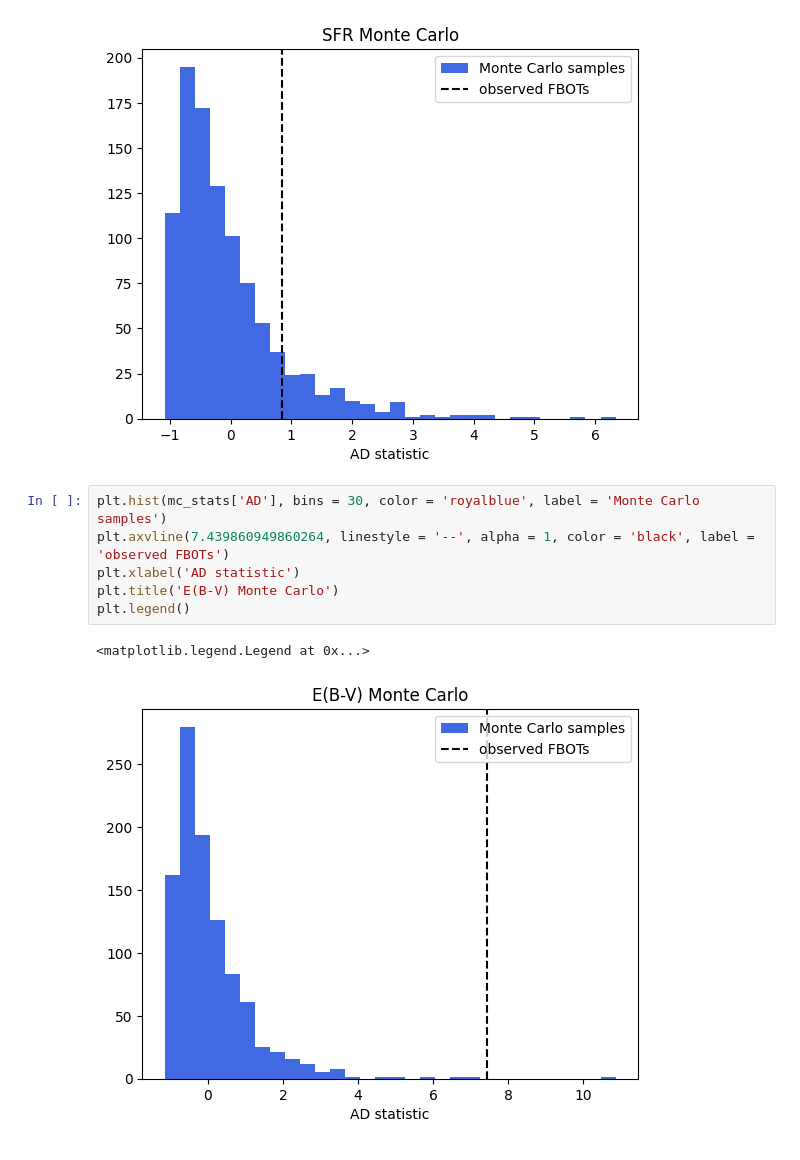
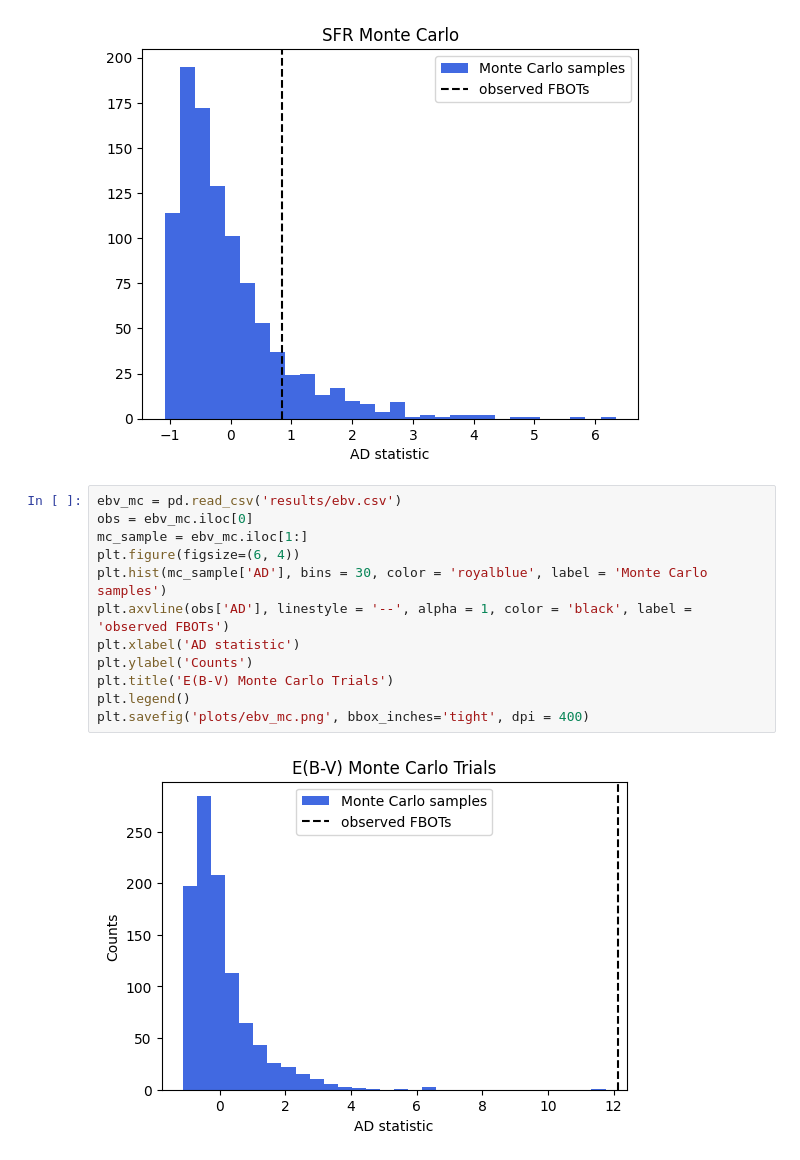
Before and after one commit to aswinsuresh24/sne_hosts, a Jupyter notebook: hosts.ipynb, the cells around one changed output. Cells and saved outputs as stored; diff of their text form.

```diff
--- a/hosts.ipynb
+++ b/hosts.ipynb
@@ -504,11 +507,16 @@ plt.legend()
 <matplotlib.legend.Legend at 0x...>
 [figure]
 # %%
-plt.hist(mc_stats['AD'], bins = 30, color = 'royalblue', label = 'Monte Carlo samples')
-plt.axvline(7.439860949860264, linestyle = '--', alpha = 1, color = 'black', label = 'observed FBOTs')
+ebv_mc = pd.read_csv('results/ebv.csv')
+obs = ebv_mc.iloc[0]
+mc_sample = ebv_mc.iloc[1:]
+plt.figure(figsize=(6, 4))
+plt.hist(mc_sample['AD'], bins = 30, color = 'royalblue', label = 'Monte Carlo samples')
+plt.axvline(obs['AD'], linestyle = '--', alpha = 1, color = 'black', label = 'observed FBOTs')
 plt.xlabel('AD statistic')
-plt.title('E(B-V) Monte Carlo')
+plt.ylabel('Counts')
+plt.title('E(B-V) Monte Carlo Trials')
 plt.legend()
+plt.savefig('plots/ebv_mc.png', bbox_inches='tight', dpi = 400)
 # %% [output]
-<matplotlib.legend.Legend at 0x...>
-[figure, old version]
+[figure, new version]
```
Also changed, not shown: parts of 4 cells of this notebook, 5 other files.
